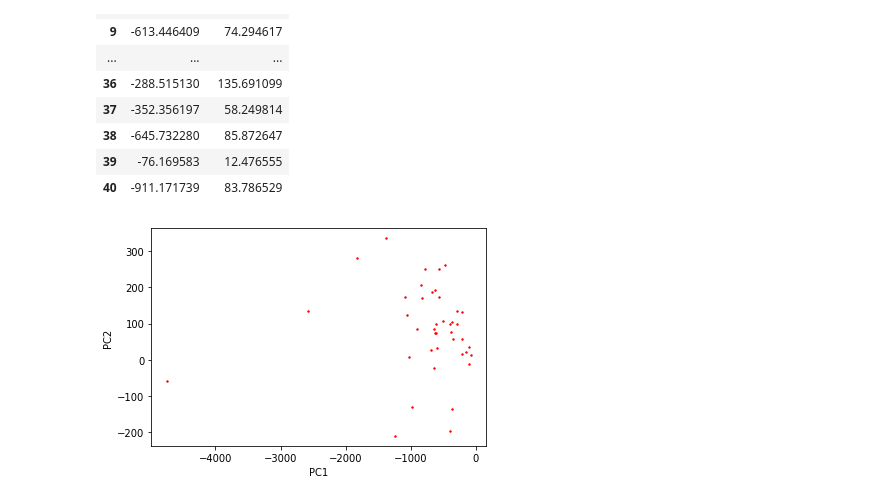
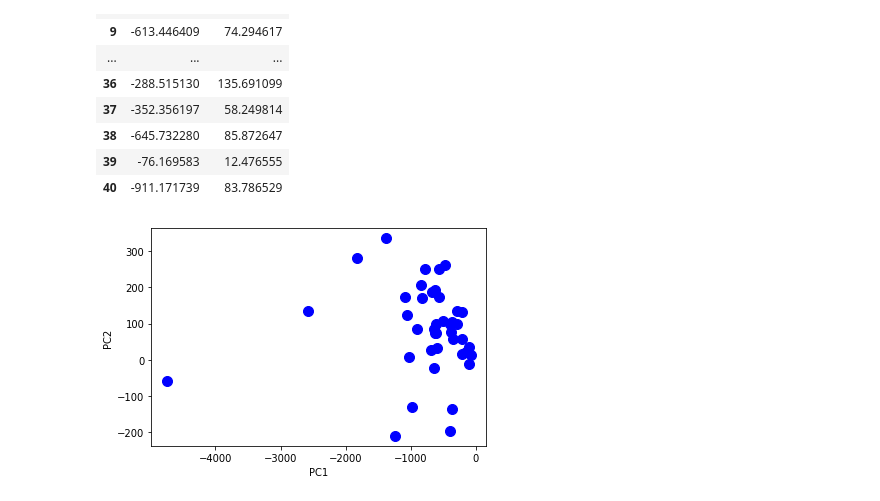
Before and after one commit to kmanoj94/CS809, a Jupyter notebook: PCA.ipynb, the cells around one changed output. Cells and saved outputs as stored; diff of their text form; code cells hidden in the pictures.

```diff
--- a/PCA.ipynb
+++ b/PCA.ipynb
@@ -155,7 +155,7 @@ result.head(41)
 # %%
 #scatterd plot of pca
 import matplotlib.pyplot as plt
-ax1 = result.plot.scatter(x='PC1',y='PC2',s=2,c='red')
+ax1 = result.plot.scatter(x='PC1',y='PC2',s=100,c='blue')
 plt.show()
 # %% [output]
-[figure, old version]
+[figure, new version]
```
